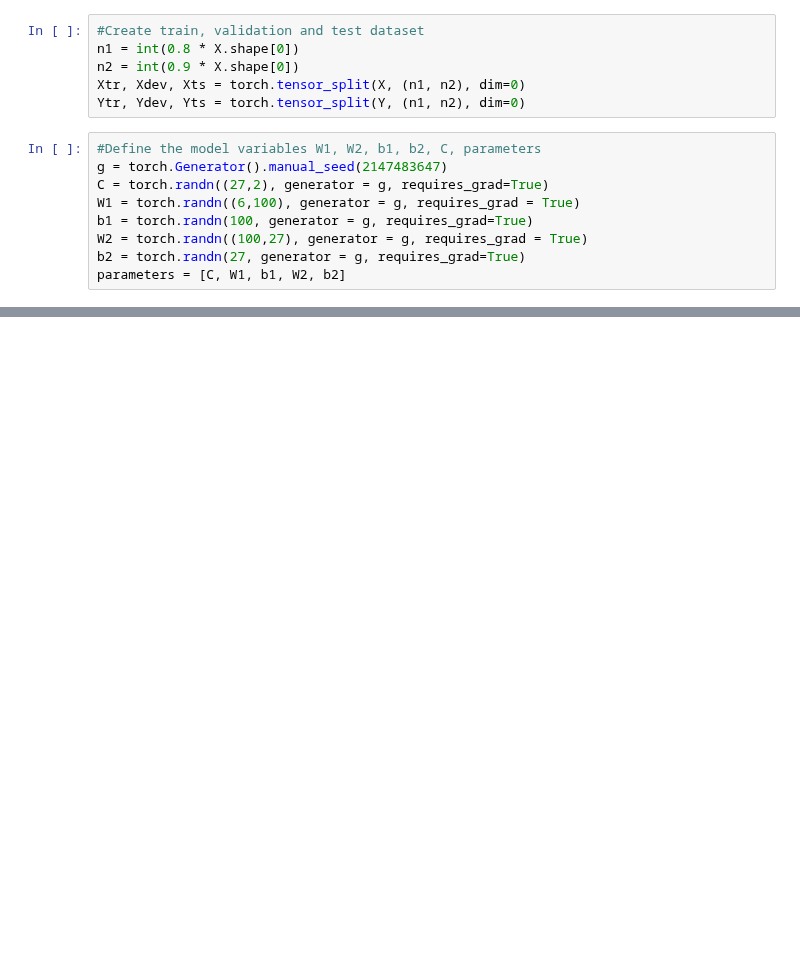
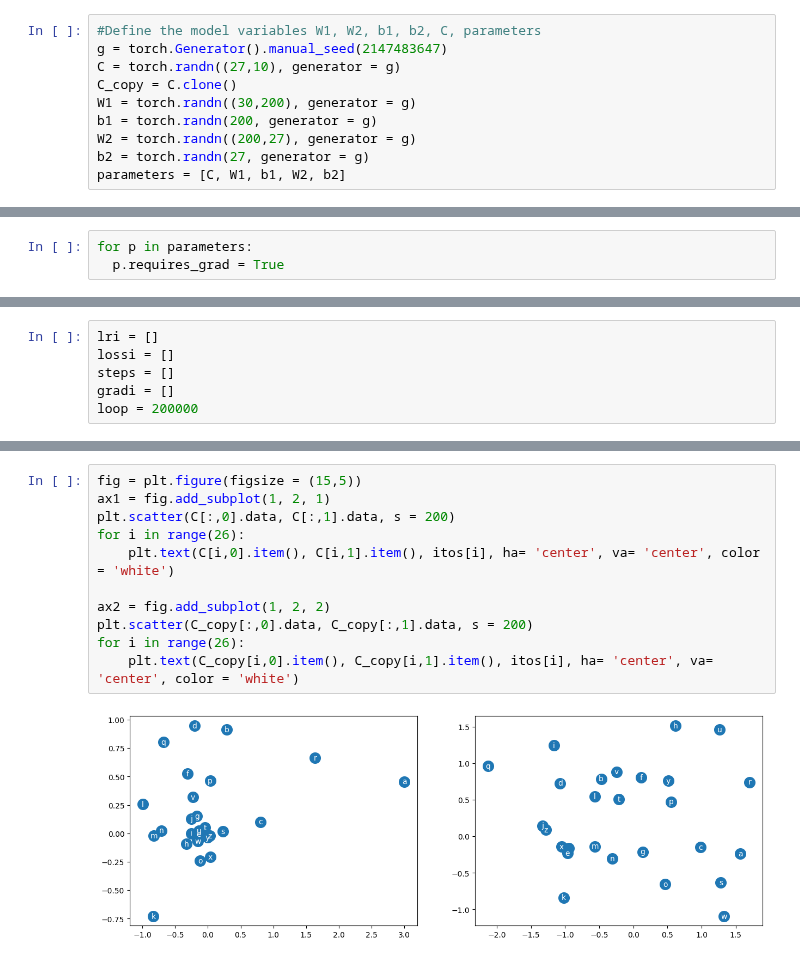
Before and after one commit to jvilchesf/Learning, a Jupyter notebook: Andrej_karpathy_videos/Makemore_2/Makemore_pt4_parameters.ipynb, the cells around one changed output, grey strips where cells are left out. Saved outputs shown, nothing was run; the diff lists cells and outputs as text; blank space fills up the shorter version.

```diff
--- a/Andrej_karpathy_videos/Makemore_2/Makemore_pt4_parameters.ipynb
+++ b/Andrej_karpathy_videos/Makemore_2/Makemore_pt4_parameters.ipynb
@@ -43,15 +59,10 @@ Y = torch.tensor(Y)
-# %%
-#Create train, validation and test dataset
-n1 = int(0.8 * X.shape[0])
-n2 = int(0.9 * X.shape[0])
-Xtr, Xdev, Xts = torch.tensor_split(X, (n1, n2), dim=0)
-Ytr, Ydev, Yts = torch.tensor_split(Y, (n1, n2), dim=0)
 # %%
 #Define the model variables W1, W2, b1, b2, C, parameters
 g = torch.Generator().manual_seed(2147483647)
-C = torch.randn((27,2), generator = g, requires_grad=True)
-W1 = torch.randn((6,100), generator = g, requires_grad = True)
-b1 = torch.randn(100, generator = g, requires_grad=True)
-W2 = torch.randn((100,27), generator = g, requires_grad = True)
-b2 = torch.randn(27, generator = g, requires_grad=True)
+C = torch.randn((27,10), generator = g)
+C_copy = C.clone()
+W1 = torch.randn((30,200), generator = g)
+b1 = torch.randn(200, generator = g)
+W2 = torch.randn((200,27), generator = g)
+b2 = torch.randn(27, generator = g)
 parameters = [C, W1, b1, W2, b2]
@@ -58 +73,4 @@ parameters = [C, W1, b1, W2, b2]
+# %%
+for p in parameters:
+  p.requires_grad = True
 # %%
@@ -60,2 +78,8 @@ lre = torch.linspace(-3, 0, steps=1000)
 lrs = 10**lre
+# %%
+lri = []
+lossi = []
+steps = []
+gradi = []
+loop = 200000
 # %%
@@ -128,0 +170,13 @@ tensor(5.4175, grad_fn=<NllLossBackward0>)
+# %%
+fig = plt.figure(figsize = (15,5))
+ax1 = fig.add_subplot(1, 2, 1)
+plt.scatter(C[:,0].data, C[:,1].data, s = 200)
+for i in range(26):
+    plt.text(C[i,0].item(), C[i,1].item(), itos[i], ha= 'center', va= 'center', color = 'white')
+
+ax2 = fig.add_subplot(1, 2, 2)
+plt.scatter(C_copy[:,0].data, C_copy[:,1].data, s = 200)
+for i in range(26):
+    plt.text(C_copy[i,0].item(), C_copy[i,1].item(), itos[i], ha= 'center', va= 'center', color = 'white')
+# %% [output]
+[figure, added]
```
Also changed, not shown: parts of 13 cells of this notebook, 3 other files.
